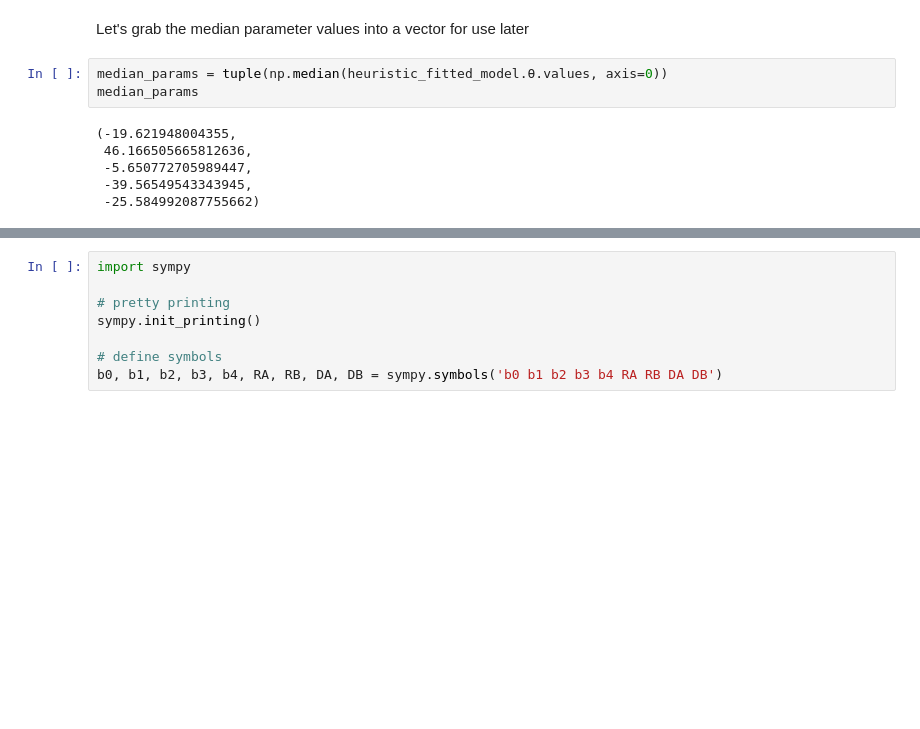
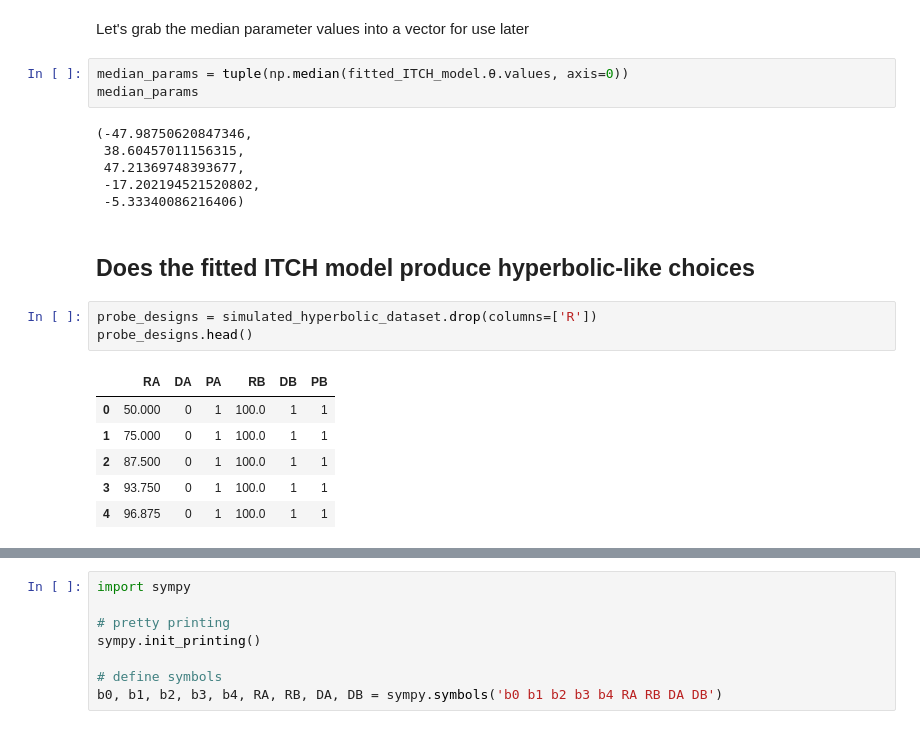
Before and after one commit to drbenvincent/darc_toolbox, a Jupyter notebook: dev/ITCH.ipynb, the cells around one changed output, grey strips where cells are left out. Drawn from its saved outputs; the diff is of its cells as text; blank space fills up the shorter version.

```diff
--- a/dev/ITCH.ipynb
+++ b/dev/ITCH.ipynb
@@ -123,11 +130,23 @@ sns.stripplot(data=heuristic_fitted_model.θ, alpha=.25, jitter=True, ax=ax);
 # %% [markdown]
 Let's grab the median parameter values into a vector for use later
 # %%
-median_params = tuple(np.median(heuristic_fitted_model.θ.values, axis=0))
+median_params = tuple(np.median(fitted_ITCH_model.θ.values, axis=0))
 median_params
 # %% [output]
-(-19.621948004355,
- 46.166505665812636,
- -5.650772705989447,
- -39.56549543343945,
- -25.584992087755662)
+(-47.98750620847346,
+ 38.60457011156315,
+ 47.21369748393677,
+ -17.202194521520802,
+ -5.33340086216406)
+# %% [markdown]
+## Does the fitted ITCH model produce hyperbolic-like choices
+# %%
+probe_designs = simulated_hyperbolic_dataset.drop(columns=['R'])
+probe_designs.head()
+# %% [output]
+|  | RA | DA | PA | RB | DB | PB |
+| 0 | 50.000 | 0 | 1 | 100.0 | 1 | 1 |
+| 1 | 75.000 | 0 | 1 | 100.0 | 1 | 1 |
+| 2 | 87.500 | 0 | 1 | 100.0 | 1 | 1 |
+| 3 | 93.750 | 0 | 1 | 100.0 | 1 | 1 |
+| 4 | 96.875 | 0 | 1 | 100.0 | 1 | 1 |
```
Also changed, not shown: parts of 27 cells of this notebook.
